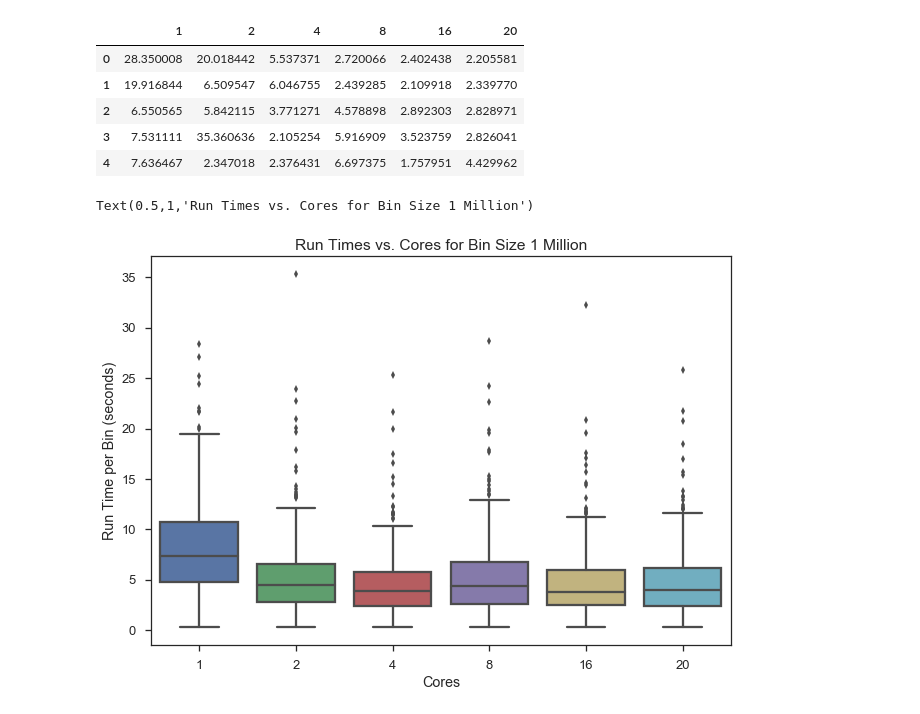
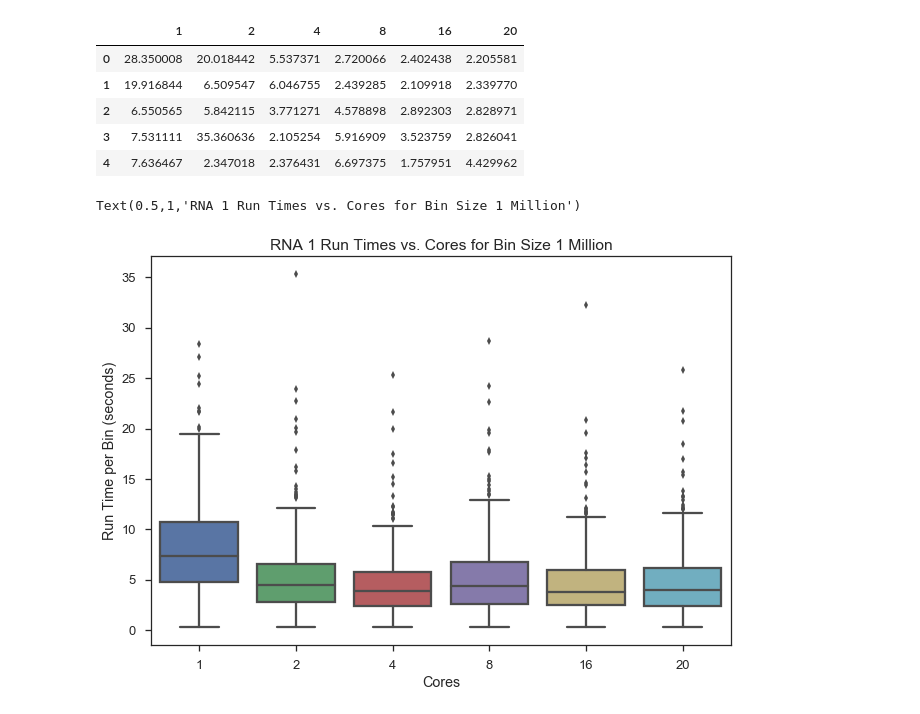
Before and after one commit to AndrewPaulLund/cs205project, a Jupyter notebook: basic_parallel_timing_plots_RNA.ipynb, the cells around one changed output. Drawn from its saved outputs; the diff is of its cells as text; code cells hidden in the pictures.

```diff
--- a/basic_parallel_timing_plots_RNA.ipynb
+++ b/basic_parallel_timing_plots_RNA.ipynb
@@ -793,8 +790,8 @@ df1m.head()
 # %%
 sns.boxplot(df1m)
 plt.xlabel('Cores')
 plt.ylabel('Run Time per Bin (seconds)')
-plt.title('Run Times vs. Cores for Bin Size 1 Million')
+plt.title('RNA 1 Run Times vs. Cores for Bin Size 1 Million')
 # %% [output]
-Text(0.5,1,'Run Times vs. Cores for Bin Size 1 Million')
+Text(0.5,1,'RNA 1 Run Times vs. Cores for Bin Size 1 Million')
-[figure, old version]
+[figure, new version]
```
Also changed, not shown: parts of 5 cells of this notebook, 3 other files.
